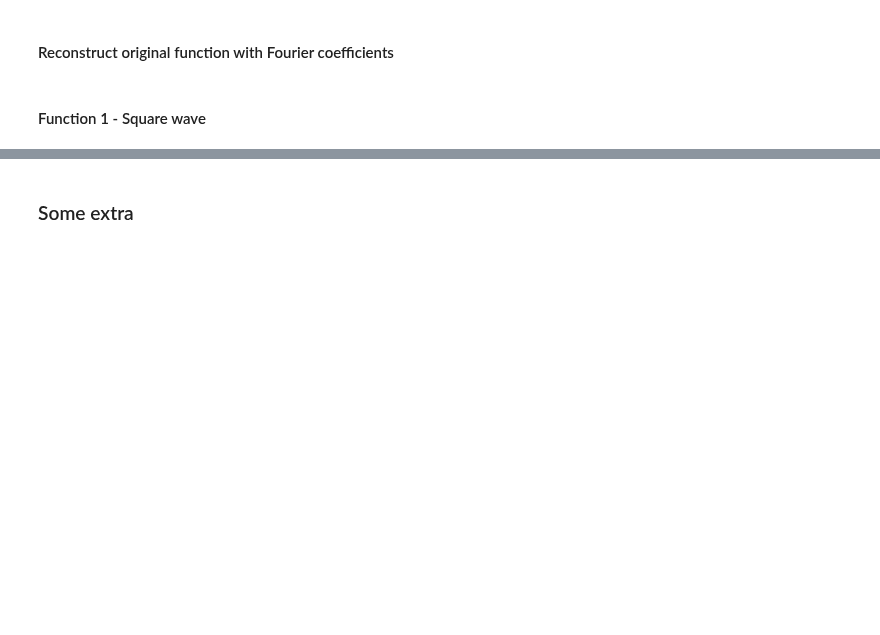
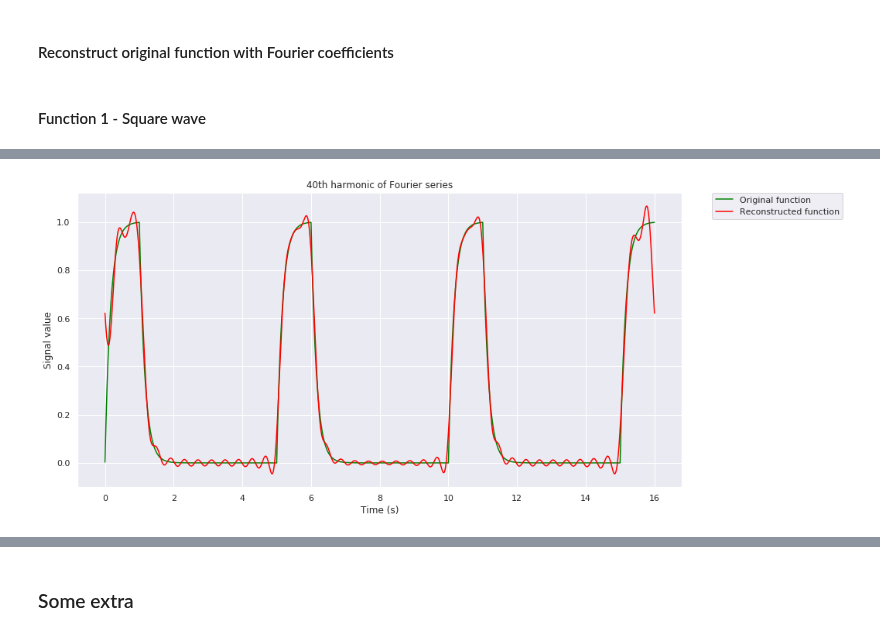
Before and after one commit to masterdesky/ELTE-signal-processing-2018, a Jupyter notebook: Assignment 3/Assignment 3.ipynb, the cells around one changed output, grey strips where cells are left out. Cells and saved outputs as stored; diff of their text form; code cells hidden in the pictures; blank space fills up the shorter version.

Commit message:
finalized complex fourier

```diff
--- a/Assignment 3/Assignment 3.ipynb
+++ b/Assignment 3/Assignment 3.ipynb
@@ -234,7 +257,7 @@ def FourierCalcReal(a_0, a, b, t, T, N_max):
 
     return(ReconstFunc, ReconstTime)
 # %%
-def FourierCalcComplex(c, t, T, N_max):
+def FourierCalcComplex(c, t, N_max):
 
     # Sampling rate: 1000 Hz/second
     SampRate = t * 1000
@@ -243,15 +266,15 @@ def FourierCalcComplex(c, t, T, N_max):
     # np.array to store the reconstructed function's values
     ReconstFunc = np.empty(SampRate, dtype=np.complex_)
 
-    # Calculate f(t) values by f(t) ~= {Sum}_k=-N->N (c_k*e^(2*pi*kt/T))
+    # Calculate f(t) values by f(t) ~= {Sum}_k=-N->N (c_k*e^(i*2*pi*kt/T))
     for dt in range(0,len(ReconstTime)):
         ReconstFunc[dt] = 0
 
-        for k in range(-N_max,N_max+1):
-            if(k >= 0):
-                ReconstFunc[dt] += c[k] * cmath.exp(1.0j * 2 * np.pi * k * ReconstTime[dt] / T)
-            else:
-                ReconstFunc[dt] += np.conj(c[k]) * cmath.exp(1.0j * 2 * np.pi * k * ReconstTime[dt] / T)
+        for k in range(0,N_max+1):
+            ReconstFunc[dt] += c[k] * cmath.exp(1.0j * 2 * np.pi * k * ReconstTime[dt] / t)
+
+        for k in range(1,N_max+1):
+            ReconstFunc[dt] += np.conj(c[k]) * cmath.exp(1.0j * 2 * np.pi * (-k) * ReconstTime[dt] / t)
 
     return(ReconstFunc, ReconstTime)
 # %% [markdown]
@@ -285,0 +333,19 @@ def f_1(t, width, T):
+# %%
+N_max_1_lpf = 40
+
+c_1_lpf = FourierCoeff(lpf_output_1, lpf_time_1, N_max_1_lpf, Complex=True)
+ReconstFunc_1_Comp_lpf, ReconstTime_1_Comp_lpf = FourierCalcComplex(c_1_lpf, t_1_lpf, N_max_1_lpf)
+# %%
+fig_f_1_Reconstruct_Complex_lpf = plt.figure(figsize=(14,7))
+
+plt.plot(lpf_time_1, lpf_output_1, label="Original function", c="green")
+plt.plot(ReconstTime_1_Comp_lpf, ReconstFunc_1_Comp_lpf.real, label="Reconstructed function", c="red")
+
+plt.title(str(N_max_1_lpf) + "th harmonic of Fourier series")
+plt.xlabel("Time (s)")
+plt.ylabel("Signal value")
+
+plt.legend(bbox_to_anchor=(1.05, 1), loc='upper left', borderaxespad=0.)
+plt.show()
+# %% [output]
+[figure, added]
```
Also changed, not shown: parts of 16 cells of this notebook.
